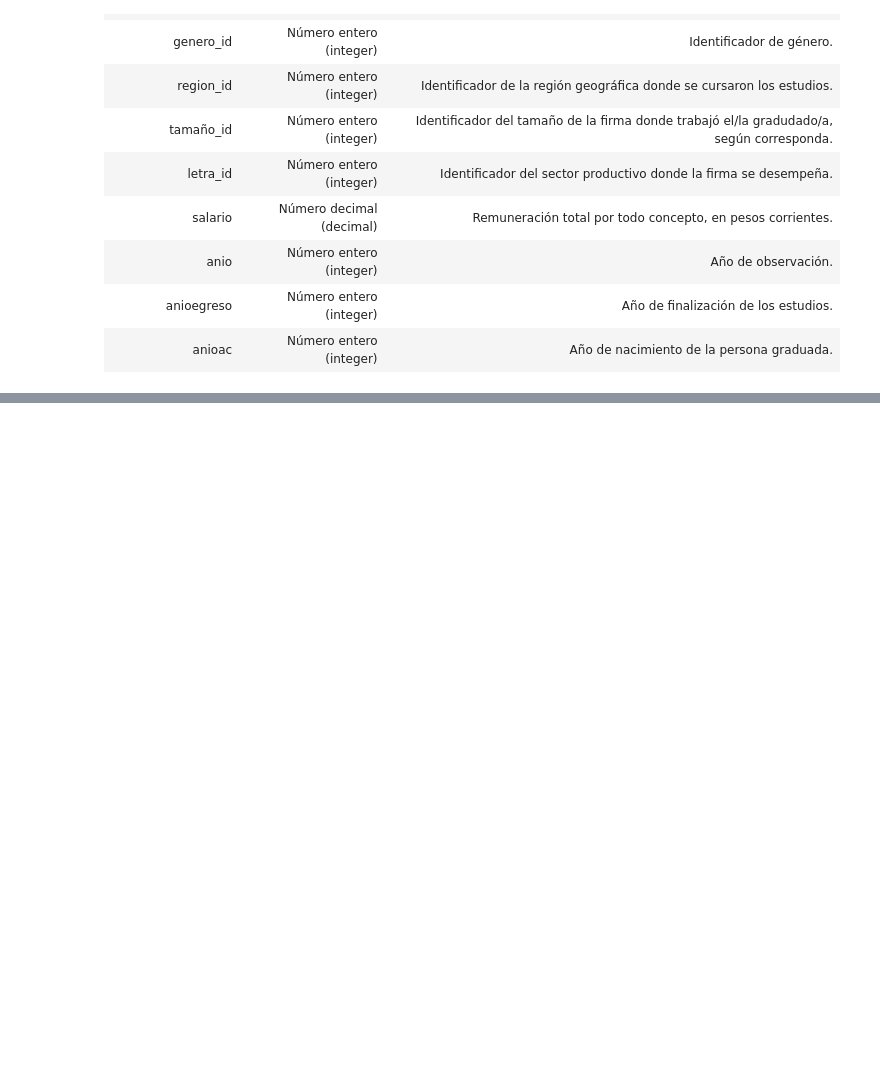
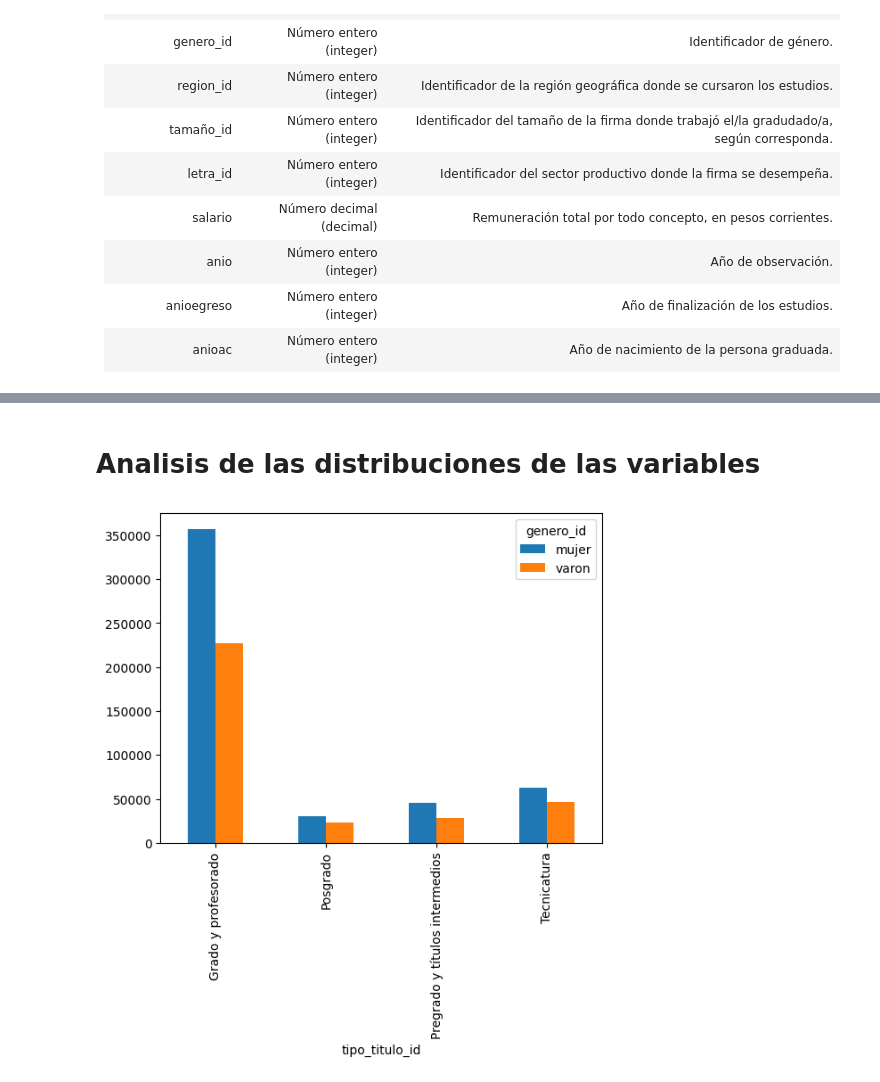
Before and after one commit to itssofiarce/regresion-fcdd, a Jupyter notebook: main.ipynb, the cells around one changed output, grey strips where cells are left out. Cells and saved outputs as stored; diff of their text form; code cells hidden in the pictures; blank space fills up the shorter version.

```diff
--- a/main.ipynb
+++ b/main.ipynb
@@ -26,0 +30,5 @@ Los datos contienen información acerca de los graduados universitarios recolect
+# %%
+df = pd.read_csv('/content/drive/MyDrive/Datos FCDD/base_araucano.csv')
+# comparativa completa -> desc general, fal max min, donde cuando, graficos abarcativos
+# infor georef
+# correlacion
@@ -26,0 +90,2 @@ Los datos contienen información acerca de los graduados universitarios recolect
+# %%
+df = df.dropna(subset=['anionac'])
@@ -26,0 +113,13 @@ Los datos contienen información acerca de los graduados universitarios recolect
+# %%
+def mapear_codigos_valores(dataset, etiquetas, nombre_hojas):
+
+    df_etiquetado=dataset.copy()
+    for hoja in nombre_hojas:
+      labels_df = pd.read_excel(etiquetas, sheet_name=f'cod_{hoja}')
+      if hoja == 'titulo':
+        hoja = 'tipo_titulo'
+      genero_id_mapping = {v: k for k, v in labels_df.set_index(f'{hoja}')[f'{hoja}_id'].to_dict().items()}
+      df_etiquetado[f'{hoja}_id'] = df_etiquetado[f'{hoja}_id'].map(genero_id_mapping)
+    # convertir la columna anio en int
+    df_etiquetado['anionac'] = df_etiquetado['anionac'].astype(int)
+    return df_etiquetado
@@ -26,0 +135,2 @@ Los datos contienen información acerca de los graduados universitarios recolect
+# %%
+df_etiquetado=mapear_codigos_valores(df, '/content/drive/MyDrive/Datos FCDD/diccionario.xlsx', ['rama', 'disciplina', 'titulo', 'gestion', 'genero', 'region', 'tamaño', 'letra', 'letra'])
@@ -26,0 +146,8 @@ Los datos contienen información acerca de los graduados universitarios recolect
+# %% [markdown]
+# Analisis de las distribuciones de las variables
+# %%
+# Gráfico de barras de sexo segun tipo del título
+plot = pd.crosstab(index=df_etiquetado['tipo_titulo_id'],
+                    columns=df_etiquetado['genero_id']).plot(kind='bar')
+# %% [output]
+[figure, added]
```
Also changed, not shown: parts of 23 cells of this notebook.
